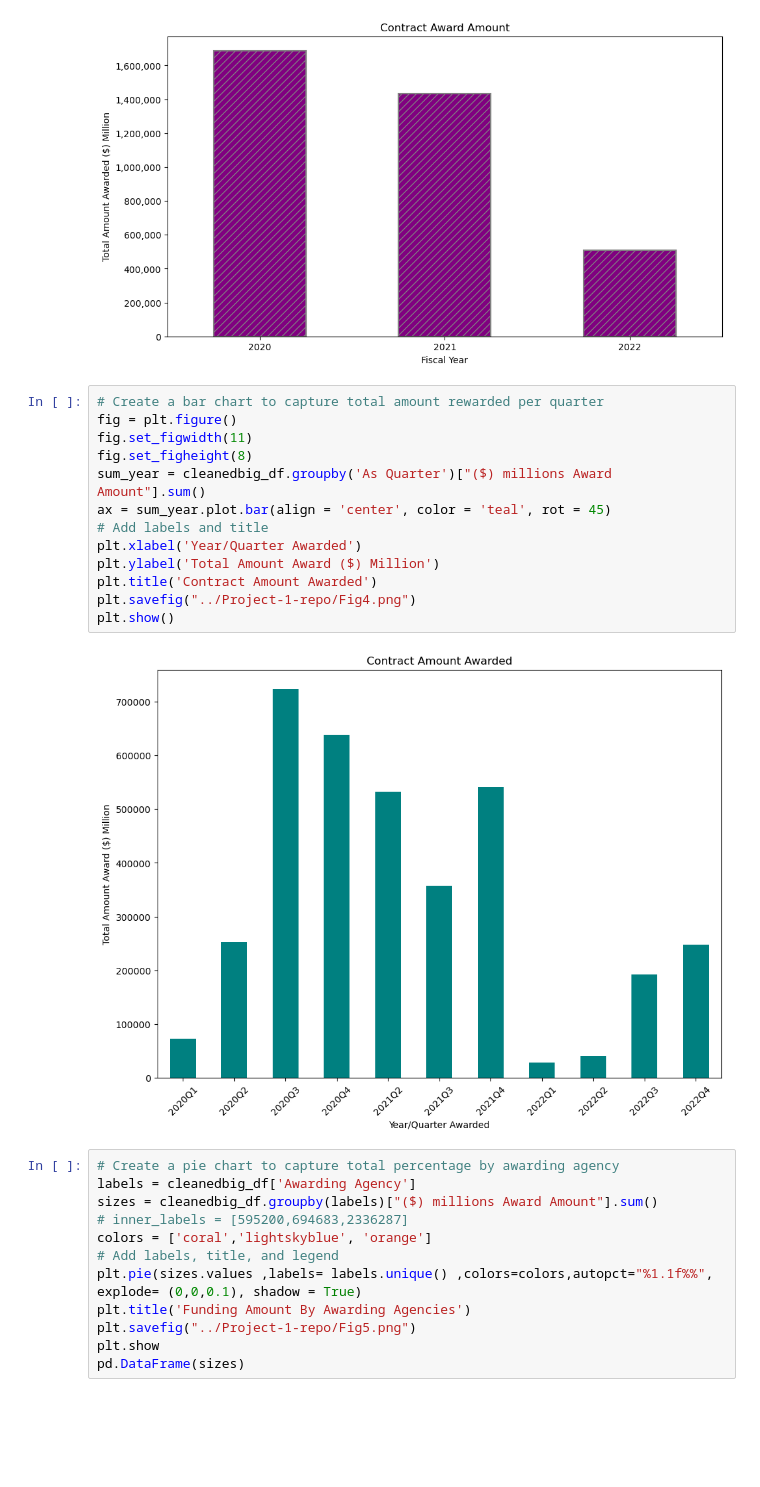
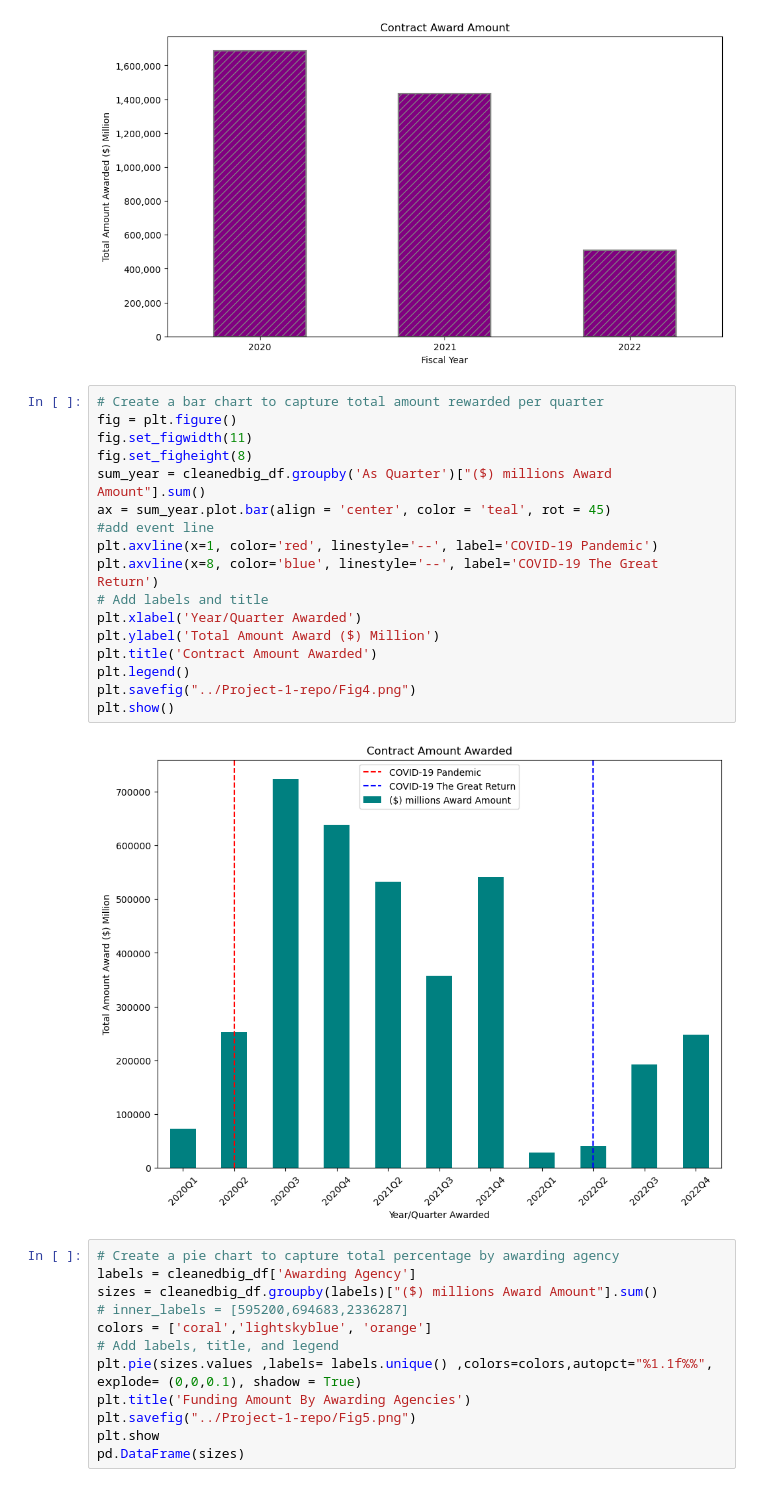
Before and after one commit to MoussaED/Project-1-repo, a Jupyter notebook: Post_Results_v3.ipynb, the cells around one changed output. Drawn from its saved outputs; the diff is of its cells as text; blank space fills up the shorter version.

```diff
--- a/Post_Results_v3.ipynb
+++ b/Post_Results_v3.ipynb
@@ -929,18 +934,22 @@ plt.show()
 # %%
 # Create a bar chart to capture total amount rewarded per quarter
 fig = plt.figure()
 fig.set_figwidth(11)
 fig.set_figheight(8)
 sum_year = cleanedbig_df.groupby('As Quarter')["($) millions Award Amount"].sum()
 ax = sum_year.plot.bar(align = 'center', color = 'teal', rot = 45)
+#add event line
+plt.axvline(x=1, color='red', linestyle='--', label='COVID-19 Pandemic')
+plt.axvline(x=8, color='blue', linestyle='--', label='COVID-19 The Great Return')
 # Add labels and title
 plt.xlabel('Year/Quarter Awarded')
 plt.ylabel('Total Amount Award ($) Million')
 plt.title('Contract Amount Awarded')
+plt.legend()
 plt.savefig("../Project-1-repo/Fig4.png")
 plt.show()
 # %% [output]
-[figure, old version]
+[figure, new version]
 # %%
 # Create a pie chart to capture total percentage by awarding agency
 labels = cleanedbig_df['Awarding Agency']
```
Also changed, not shown: parts of 1 cell of this notebook, 2 other files.
